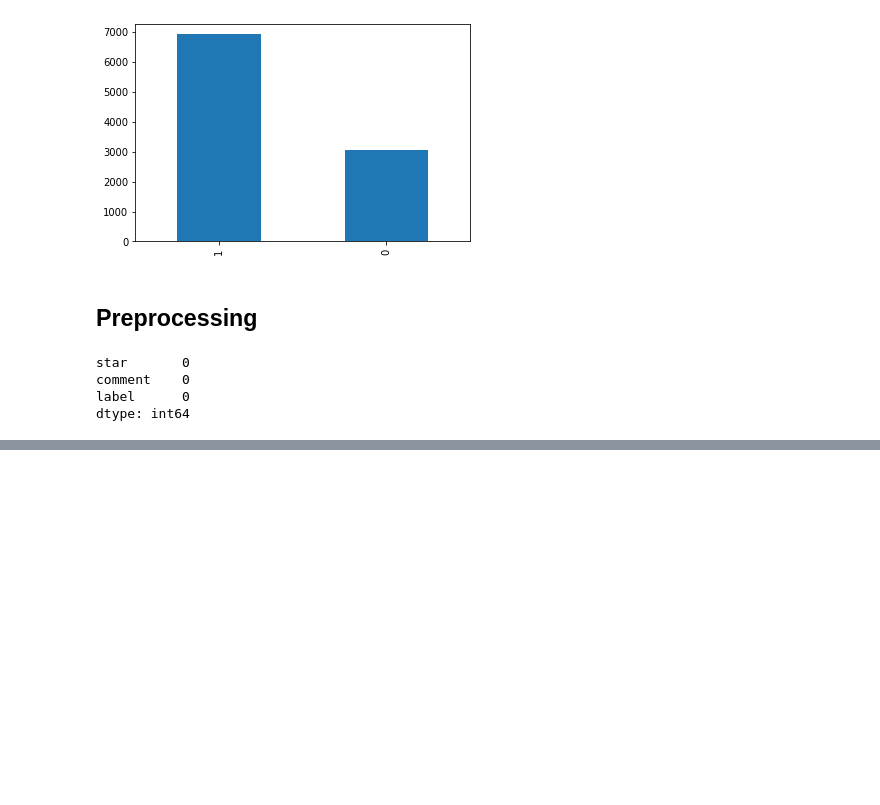
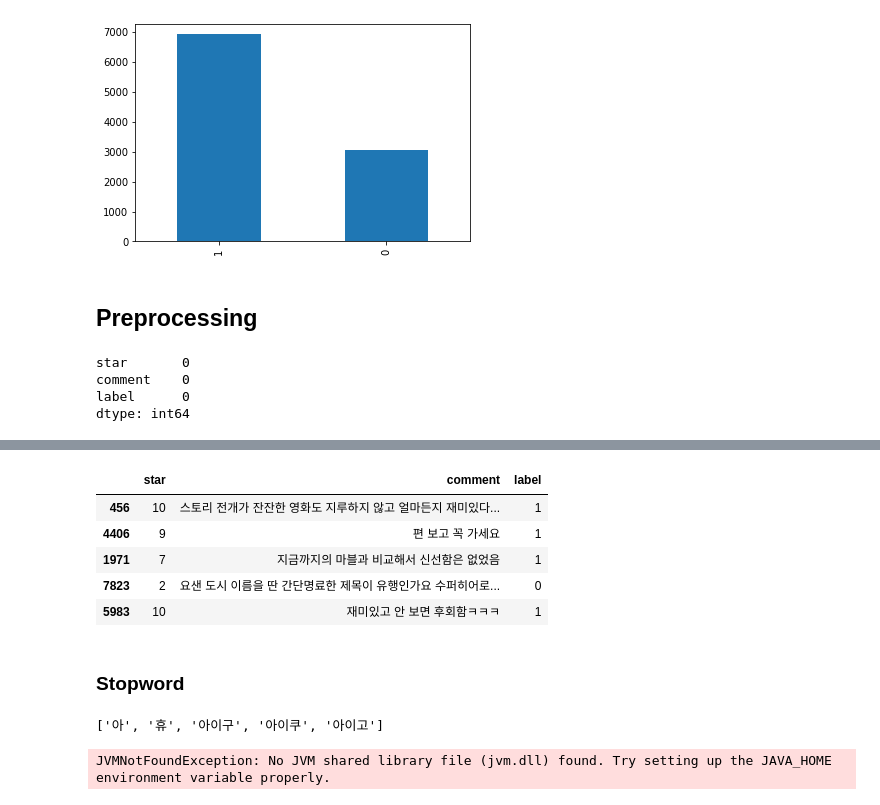
Before and after one commit to Hyun-Jun-Lee/Review_Sentiment_Analysis, a Jupyter notebook: Seniment_Analysis.ipynb, the cells around one changed output, grey strips where cells are left out. Cells and saved outputs as stored; diff of their text form; code cells hidden in the pictures; blank space fills up the shorter version.

```diff
--- a/Seniment_Analysis.ipynb
+++ b/Seniment_Analysis.ipynb
@@ -156,0 +164,25 @@ df.sample(10)
+# %%
+# 한글,공백 제외하고 제거
+df['comment'] = df['comment'].str.replace("[^ㄱ-ㅎㅏ-ㅣ가-힣 ]","")
+df.sample(5)
+# %% [output]
+|  | star | comment | label |
+| 456 | 10 | 스토리 전개가 잔잔한 영화도 지루하지 않고 얼마든지 재미있다... | 1 |
+| 4406 | 9 | 편 보고 꼭 가세요 | 1 |
+| 1971 | 7 | 지금까지의 마블과 비교해서 신선함은 없었음 | 1 |
+| 7823 | 2 | 요샌 도시 이름을 딴 간단명료한 제목이 유행인가요 수퍼히어로... | 0 |
+| 5983 | 10 | 재미있고 안 보면 후회함ㅋㅋㅋ | 1 |
+# %% [markdown]
+### Stopword
+# %%
+# https://www.ranks.nl/stopwords/korean
+stopword = pd.read_csv('stopword.csv')
+stopword = list(stopword['stopdword'].values)
+print(stopword[:5])
+# %% [output]
+['아', '휴', '아이구', '아이쿠', '아이고']
+# %%
+# 한국어 형태소 분석기
+okt = Okt()
+# %% [output]
+JVMNotFoundException: No JVM shared library file (jvm.dll) found. Try setting up the JAVA_HOME environment variable properly.
```
Also changed, not shown: parts of 6 cells of this notebook, 1 other file.
